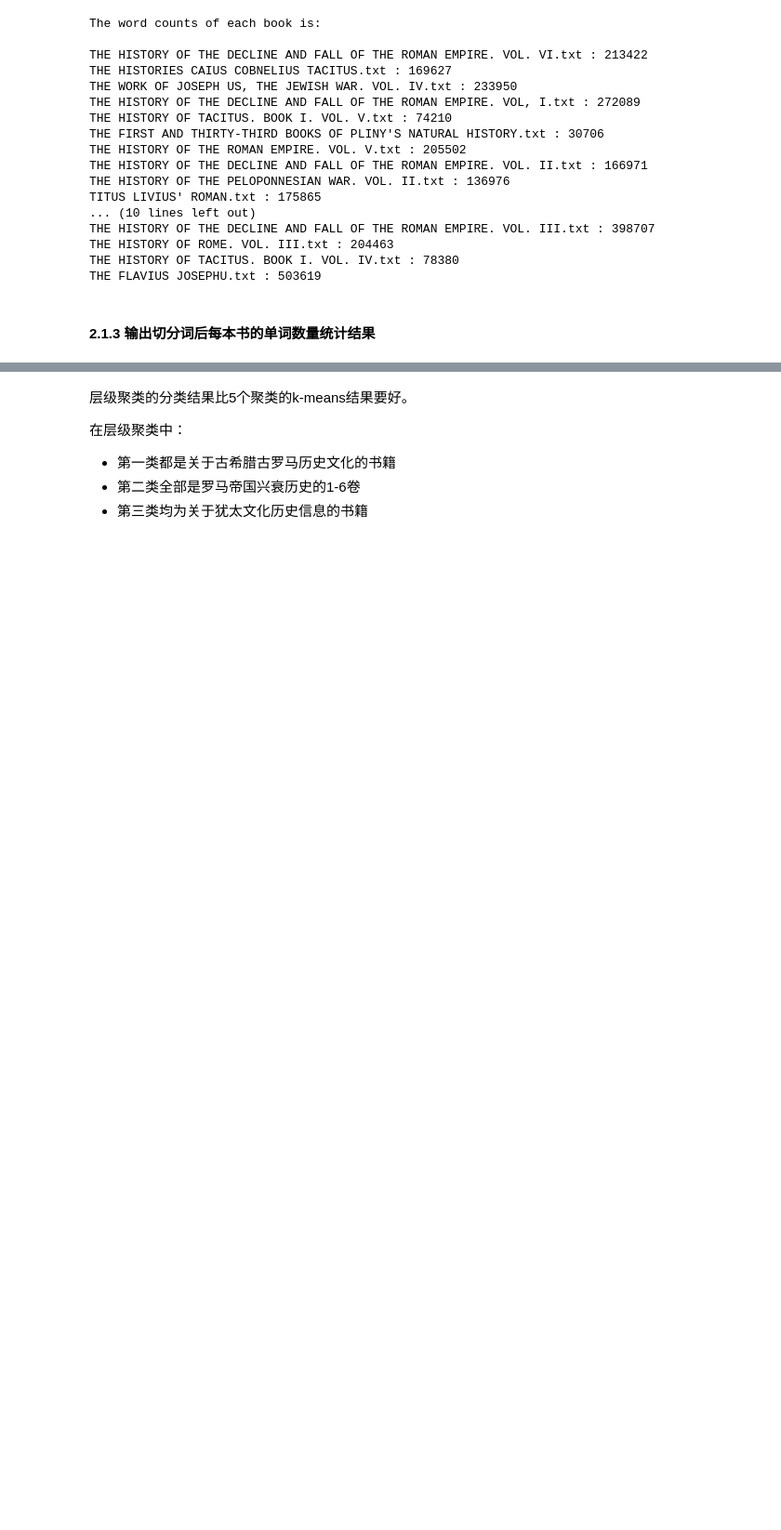
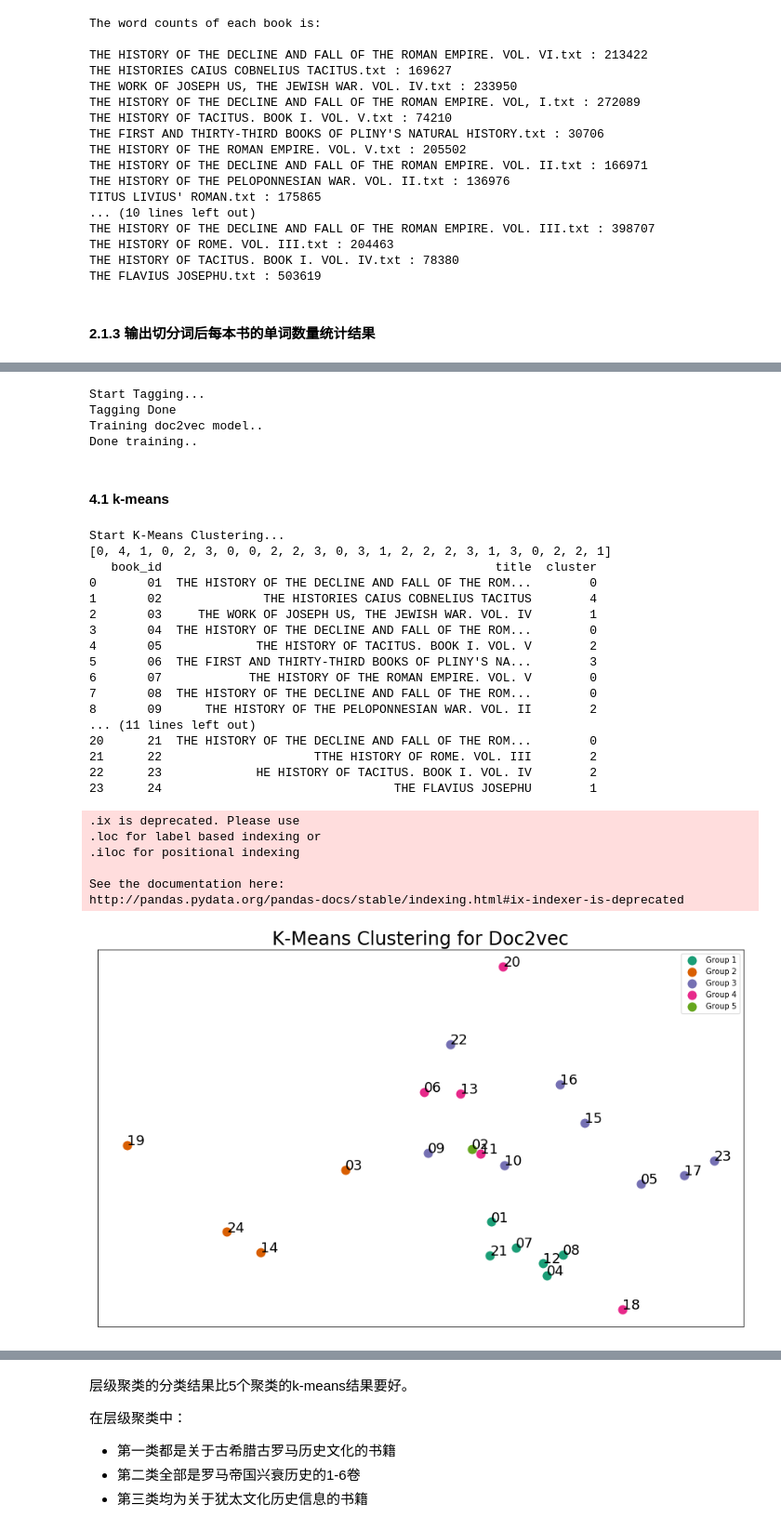
Before and after one commit to Suhang1014/DM_CW2_Text-Clustering, a Jupyter notebook: cw2-understanding-data/Classification_functions_results.ipynb, the cells around one changed output, grey strips where cells are left out. Shown at 93% size. Cells and saved outputs as stored; diff of their text form; code cells hidden in the pictures; blank space fills up the shorter version.

```diff
--- a/cw2-understanding-data/Classification_functions_results.ipynb
+++ b/cw2-understanding-data/Classification_functions_results.ipynb
@@ -377,0 +571,39 @@ test.tf_idf()
+# %%
+test.doc2vec()
+test.doc2vec_to_vectors()
+d2v_vector = test.d2v_vector
+d2v_distm = test.dist_matrix(d2v_vector)
+# %% [output]
+Start Tagging...
+Tagging Done
+Training doc2vec model..
+Done training..
+# %% [markdown]
+#### 4.1 k-means
+# %%
+test.k_mean_clustering(d2v_vector, d2v_distm, 'K-Means Clustering for Doc2vec')
+# %% [output]
+Start K-Means Clustering...
+[0, 4, 1, 0, 2, 3, 0, 0, 2, 2, 3, 0, 3, 1, 2, 2, 2, 3, 1, 3, 0, 2, 2, 1]
+   book_id                                              title  cluster
+0       01  THE HISTORY OF THE DECLINE AND FALL OF THE ROM...        0
+1       02              THE HISTORIES CAIUS COBNELIUS TACITUS        4
+2       03     THE WORK OF JOSEPH US, THE JEWISH WAR. VOL. IV        1
+3       04  THE HISTORY OF THE DECLINE AND FALL OF THE ROM...        0
+4       05             THE HISTORY OF TACITUS. BOOK I. VOL. V        2
+5       06  THE FIRST AND THIRTY-THIRD BOOKS OF PLINY'S NA...        3
+6       07            THE HISTORY OF THE ROMAN EMPIRE. VOL. V        0
+7       08  THE HISTORY OF THE DECLINE AND FALL OF THE ROM...        0
+8       09      THE HISTORY OF THE PELOPONNESIAN WAR. VOL. II        2
+... (11 lines left out)
+20      21  THE HISTORY OF THE DECLINE AND FALL OF THE ROM...        0
+21      22                     TTHE HISTORY OF ROME. VOL. III        2
+22      23             HE HISTORY OF TACITUS. BOOK I. VOL. IV        2
+23      24                                THE FLAVIUS JOSEPHU        1
+.ix is deprecated. Please use
+.loc for label based indexing or
+.iloc for positional indexing
+
+See the documentation here:
+http://pandas.pydata.org/pandas-docs/stable/indexing.html#ix-indexer-is-deprecated
+[figure, added]
```
Also changed, not shown: parts of 29 cells of this notebook, 1 other file.
